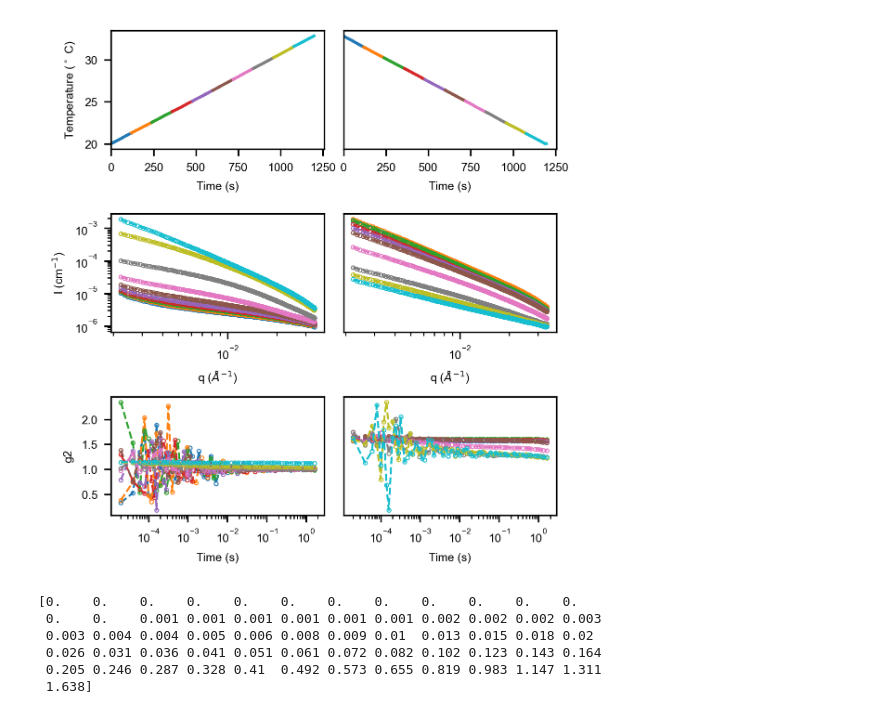
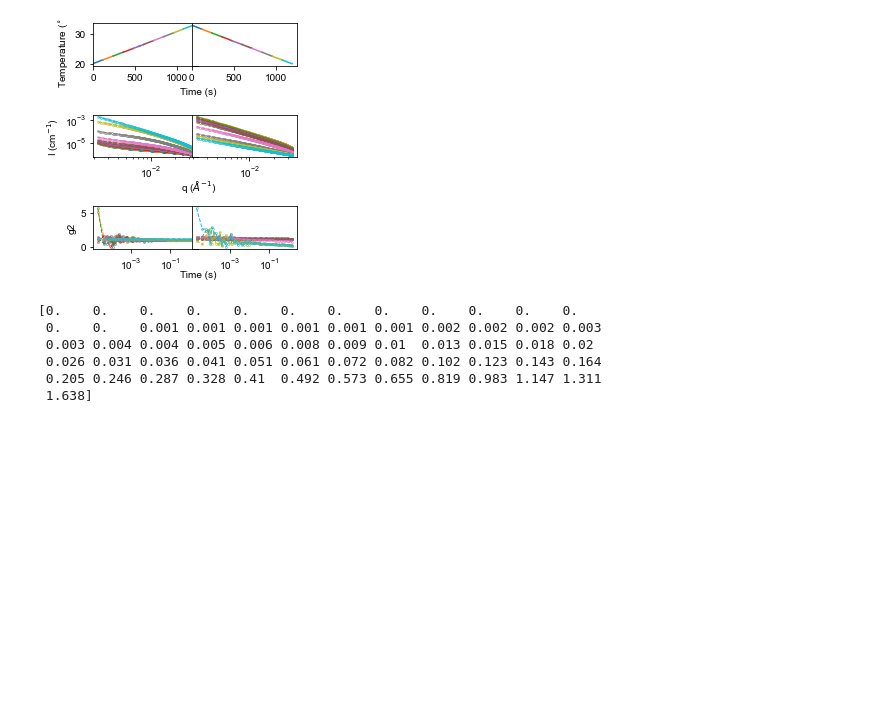
Before and after one commit to AZjk/llps-saxpcs, a Jupyter notebook: figure3/figure3.ipynb, the cells around one changed output. Drawn from its saved outputs; the diff is of its cells as text; code cells hidden in the pictures; blank space fills up the shorter version.

```diff
--- a/figure3/figure3.ipynb
+++ b/figure3/figure3.ipynb
@@ -7,7 +7,8 @@ sys.path.append('../common')
 from utils import process_group
 # %%
 avg_110, t_el, ql_dyn, ql_sta = process_group(group='E0110',
-                                              prefix='/data/xpcs8/2022-1/babnigg202203/cluster_results_reanalysis',
+                                              # prefix='/data/xpcs8/2022-1/babnigg202203/cluster_results_reanalysis',
+                                              prefix='/home/8ididata/2022-1/babnigg202203/cluster_results_reanalysis',
                                               zone_idx='auto',
                                               num_cores=24)
 # %% [output]
@@ -29,6 +26,6 @@ avg_110, t_el, ql_dyn, ql_sta = process_group(group='E0110',
 # %%
 avg_111, _, _, _ = process_group(group='E0111',
-                                 prefix='/data/xpcs8/2022-1/babnigg202203/cluster_results_reanalysis',
+                                 prefix='/home/8ididata/2022-1/babnigg202203/cluster_results_reanalysis',
                                  zone_idx='auto',
                                  num_cores=24)
 # %% [output]
@@ -50,41 +47,42 @@ plt.rcParams['font.sans-serif'] = 'Arial'
 plt.rcParams['font.size'] = 6
 plt.rcParams['figure.dpi'] = 300
 # %%
-fig, ax = plt.subplots(3, 2, figsize=(3.8, 4))
+fig, ax = plt.subplots(3, 2, figsize=(3.8, 4.0))
 for n in range(3):
     ax[n, 1].get_yaxis().set_visible(False)
     # ax[n, 0].xaxis.set_label_coords(0.9, -0.25)
 
-def plot_one_column(ax, avg_data_list, omit_ylabel=False):
+def plot_one_column(ax, avg_data_list, omit_label=False, g2_idx=0):
     for avg_dict in avg_data_list:
-        # x = avg_dict['temperature'] * 4.0  # how to convert index to time (seconds)?
         ax[0].plot(avg_dict['temperature_x'], avg_dict['temperature'])
 
         # have to remove the last few points
         ax[1].loglog(ql_sta[:-4], avg_dict['saxs_1d'][:-4], 'o--', lw=1, ms=2, mew=0.5, mfc='none')
 
         # x = np.
-        ax[2].plot(t_el, avg_dict['g2'][:, 1], 'o--', lw=1, ms=2, mew=0.5, mfc='none')
+        ax[2].plot(t_el, avg_dict['g2'][:, g2_idx], 'o--', lw=1, ms=2, mew=0.5, mfc='none')
 
-    ax[0].set_xlabel('Time (s)')
-    ax[1].set_xlabel('q ($\\AA^{-1}$)')
-    ax[2].set_xlabel('Time (s)')
-
-    if not omit_ylabel:
+    if not omit_label:
         ax[0].set_ylabel('Temperature ($^\circ$ C)')
         ax[1].set_ylabel('I (cm$^{-1}$)')
         ax[2].set_ylabel('g2')
+
+        ax[0].set_xlabel('Time (s)')
+        ax[1].set_xlabel('q ($\\AA^{-1}$)')
+        ax[2].set_xlabel('Time (s)')
+        ax[0].xaxis.set_label_coords(1.0, -0.5)
+        ax[1].xaxis.set_label_coords(1.0, -0.5)
+        ax[2].xaxis.set_label_coords(1.0, -0.5)
 
     # additional setup
     ax[0].set_xlim(0, None)
     ax[2].set_xscale('log')
 
 plot_one_column(ax[:, 0], avg_110)
-plot_one_column(ax[:, 1], avg_111, omit_ylabel=True)
+plot_one_column(ax[:, 1], avg_111, omit_label=True)
 
-
-plt.subplots_adjust(wspace=0)
+plt.tight_layout(w_pad=-1, h_pad=0.125)
 plt.savefig('figure3.png', dpi=300)
-plt.savefig('figure3.pdf')
-plt.tight_layout()
+# plt.savefig('figure2.pdf')
+# plt.tight_layout()
 # %% [output]
@@ -108,4 +89,4 @@ plt.tight_layout()
-[figure, old version]
+[figure, new version]
 # %%
 print(t_el)
 # %% [output]
```
Also changed, not shown: parts of 3 cells of this notebook, 3 other files.
